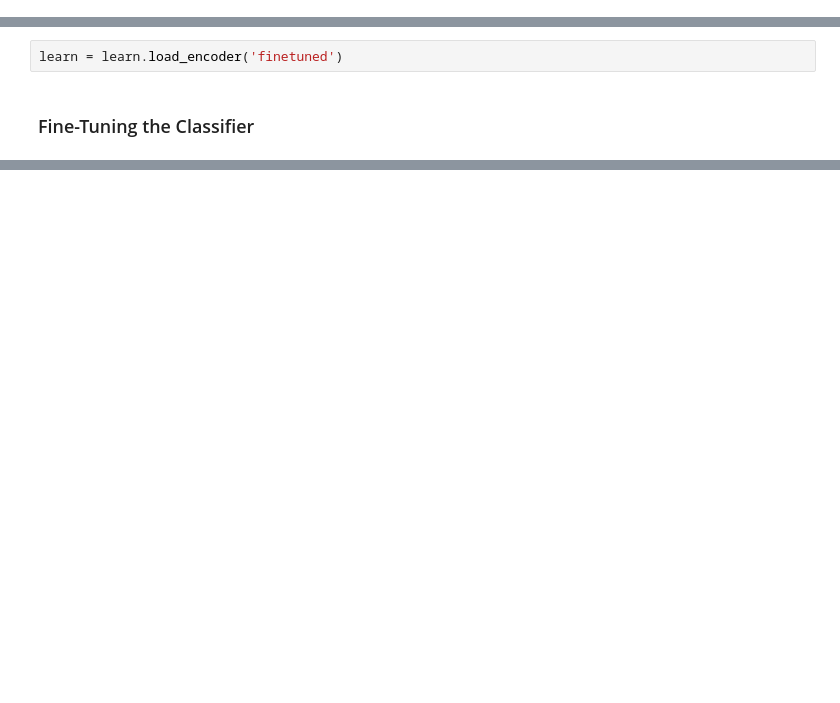
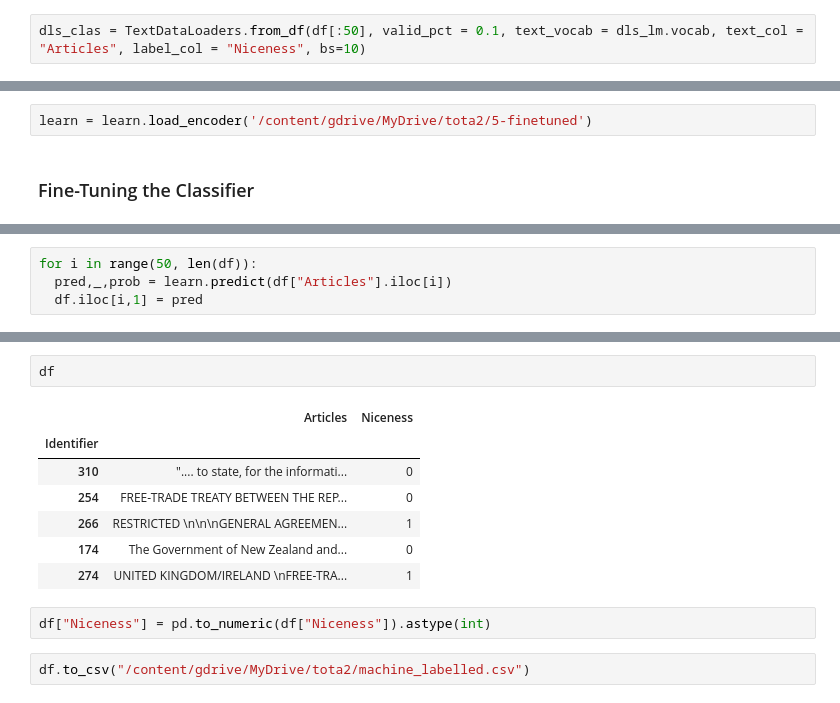
Before and after one commit to ml24330/trade, a Jupyter notebook: Data Labelling/NLP Transfer Learning.ipynb, the cells around one changed output, grey strips where cells are left out. Cells and saved outputs as stored; diff of their text form; blank space fills up the shorter version.

```diff
--- a/Data Labelling/NLP Transfer Learning.ipynb
+++ b/Data Labelling/NLP Transfer Learning.ipynb
@@ -67,0 +117,2 @@ dls_clas = DataBlock(
+# %%
+dls_clas = TextDataLoaders.from_df(df[:50], valid_pct = 0.1, text_vocab = dls_lm.vocab, text_col = "Articles", label_col = "Niceness", bs=10)
@@ -75,7 +124,7 @@ nums_samp.map(len)
 learn = text_classifier_learner(dls_clas, AWD_LSTM, drop_mult=0.5,
                                 metrics=accuracy).to_fp16()
 # %%
-learn = learn.load_encoder('finetuned')
+learn = learn.load_encoder('/content/gdrive/MyDrive/tota2/5-finetuned')
 # %% [markdown]
 ### Fine-Tuning the Classifier
 # %%
@@ -91,0 +163,4 @@ learn.fit_one_cycle(2, slice(1e-3/(2.6**4),1e-3))
+# %%
+for i in range(50, len(df)):
+  pred,_,prob = learn.predict(df["Articles"].iloc[i])
+  df.iloc[i,1] = pred
@@ -91,0 +181,14 @@ learn.fit_one_cycle(2, slice(1e-3/(2.6**4),1e-3))
+# %%
+df
+# %% [output]
+|  | Articles | Niceness |
+| Identifier |  |  |
+| 310 | ".... to state, for the informati... | 0 |
+| 254 | FREE-TRADE TREATY BETWEEN THE REP... | 0 |
+| 266 | RESTRICTED \n\n\nGENERAL AGREEMEN... | 1 |
+| 174 | The Government of New Zealand and... | 0 |
+| 274 | UNITED KINGDOM/IRELAND \nFREE-TRA... | 1 |
+# %%
+df["Niceness"] = pd.to_numeric(df["Niceness"]).astype(int)
+# %%
+df.to_csv("/content/gdrive/MyDrive/tota2/machine_labelled.csv")
```
Also changed, not shown: parts of 33 cells of this notebook.
